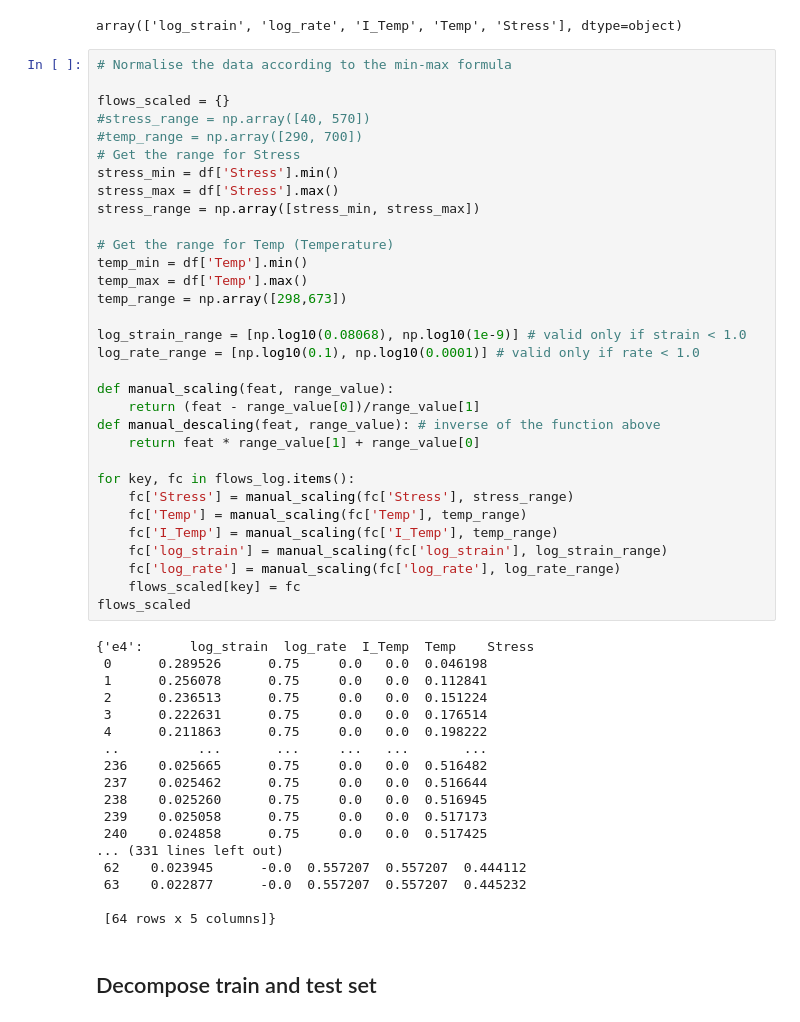
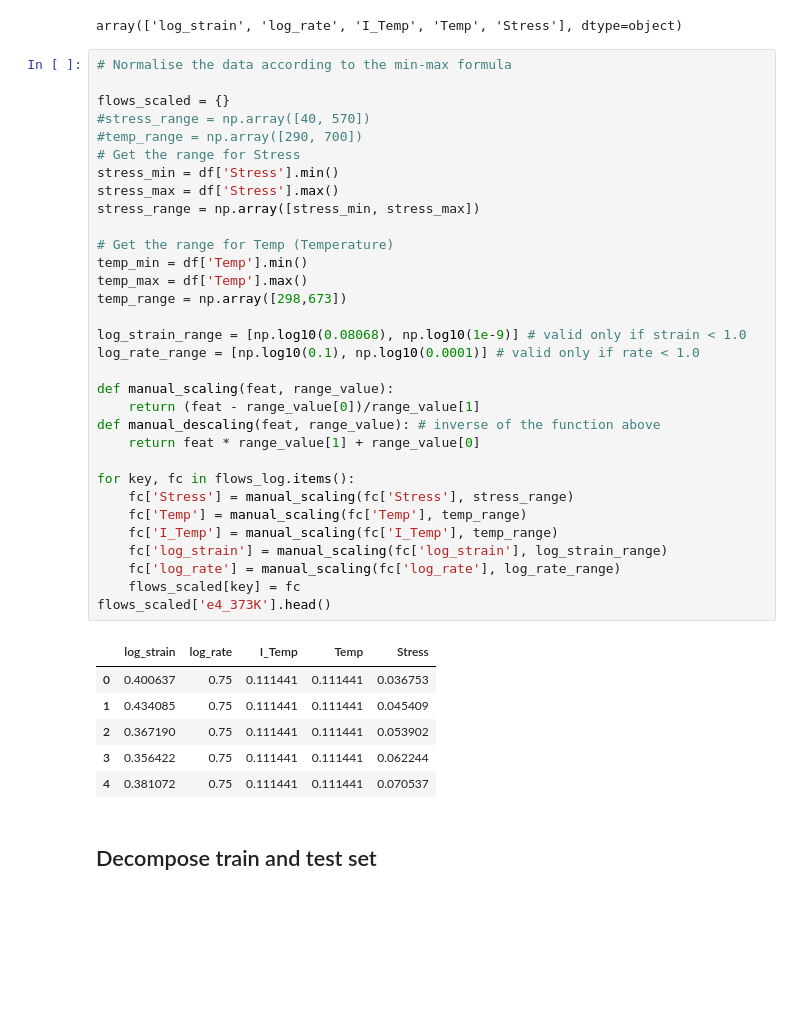
Before and after one commit to meiannnnn/coe-final-project, a Jupyter notebook: machine learning/lstm_final_ver_2_new.ipynb, the cells around one changed output. Drawn from its saved outputs; the diff is of its cells as text; blank space fills up the shorter version.

```diff
--- a/machine learning/lstm_final_ver_2_new.ipynb
+++ b/machine learning/lstm_final_ver_2_new.ipynb
@@ -252,51 +251,40 @@ array(['log_strain', 'log_rate', 'I_Temp', 'Temp', 'Stress'], dtype=object)
 
 flows_scaled = {}
 #stress_range = np.array([40, 570])
 #temp_range = np.array([290, 700])
 # Get the range for Stress
 stress_min = df['Stress'].min()
 stress_max = df['Stress'].max()
 stress_range = np.array([stress_min, stress_max])
 
 # Get the range for Temp (Temperature)
 temp_min = df['Temp'].min()
 temp_max = df['Temp'].max()
 temp_range = np.array([298,673])
 
 log_strain_range = [np.log10(0.08068), np.log10(1e-9)] # valid only if strain < 1.0
 log_rate_range = [np.log10(0.1), np.log10(0.0001)] # valid only if rate < 1.0
 
 def manual_scaling(feat, range_value):
     return (feat - range_value[0])/range_value[1]
 def manual_descaling(feat, range_value): # inverse of the function above
     return feat * range_value[1] + range_value[0]
 
 for key, fc in flows_log.items():
     fc['Stress'] = manual_scaling(fc['Stress'], stress_range)
     fc['Temp'] = manual_scaling(fc['Temp'], temp_range)
     fc['I_Temp'] = manual_scaling(fc['I_Temp'], temp_range)
     fc['log_strain'] = manual_scaling(fc['log_strain'], log_strain_range)
     fc['log_rate'] = manual_scaling(fc['log_rate'], log_rate_range)
     flows_scaled[key] = fc
-flows_scaled
+flows_scaled['e4_373K'].head()
 # %% [output]
-{'e4':      log_strain  log_rate  I_Temp  Temp    Stress
- 0      0.289526      0.75     0.0   0.0  0.046198
- 1      0.256078      0.75     0.0   0.0  0.112841
- 2      0.236513      0.75     0.0   0.0  0.151224
- 3      0.222631      0.75     0.0   0.0  0.176514
- 4      0.211863      0.75     0.0   0.0  0.198222
- ..          ...       ...     ...   ...       ...
- 236    0.025665      0.75     0.0   0.0  0.516482
- 237    0.025462      0.75     0.0   0.0  0.516644
- 238    0.025260      0.75     0.0   0.0  0.516945
- 239    0.025058      0.75     0.0   0.0  0.517173
- 240    0.024858      0.75     0.0   0.0  0.517425
-... (331 lines left out)
- 62    0.023945      -0.0  0.557207  0.557207  0.444112
- 63    0.022877      -0.0  0.557207  0.557207  0.445232
-
- [64 rows x 5 columns]}
+|  | log_strain | log_rate | I_Temp | Temp | Stress |
+| 0 | 0.400637 | 0.75 | 0.111441 | 0.111441 | 0.036753 |
+| 1 | 0.434085 | 0.75 | 0.111441 | 0.111441 | 0.045409 |
+| 2 | 0.367190 | 0.75 | 0.111441 | 0.111441 | 0.053902 |
+| 3 | 0.356422 | 0.75 | 0.111441 | 0.111441 | 0.062244 |
+| 4 | 0.381072 | 0.75 | 0.111441 | 0.111441 | 0.070537 |
 # %% [markdown]
 ## Decompose train and test set
 # %%
```
Also changed, not shown: parts of 17 cells of this notebook.
